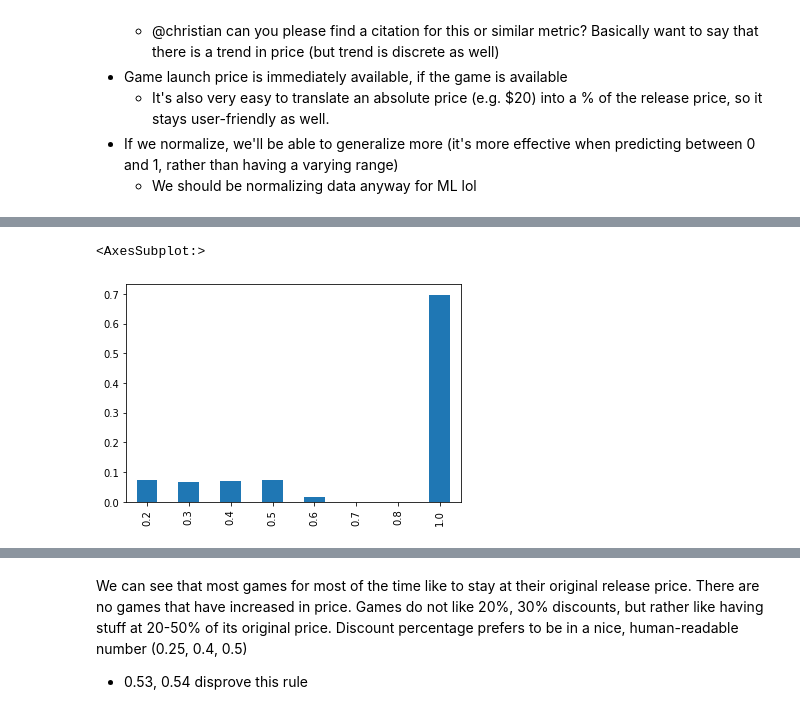
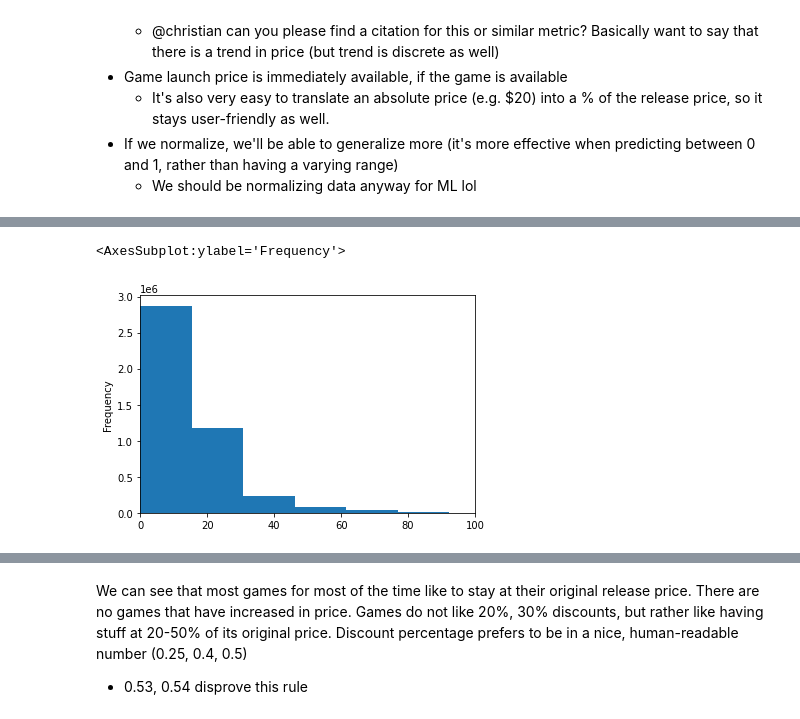
Before and after one commit to kevin51jiang/msci-446, a Jupyter notebook: working/learning.ipynb, the cells around one changed output, grey strips where cells are left out. Saved outputs shown, nothing was run; the diff lists cells and outputs as text; code cells hidden in the pictures.

```diff
--- a/working/learning.ipynb
+++ b/working/learning.ipynb
@@ -70,5 +74,5 @@ Name: time, Length: 4914989, dtype: datetime64[ns]
 # %%
-all_df = all_df.rename({'time': 'ds', 'percentOfReleasePrice': 'y'}, axis='columns')
+all_df = all_df.rename({'time': 'ds', 'price': 'y'}, axis='columns')
 # %% [markdown]
 We want to predict `percentOfReleasePrice` instead of just `price` because of the following:
   - games can start at many prices
@@ -83,6 +102,6 @@ We want to predict `percentOfReleasePrice` instead of just `price` because of th
 # %%
 # Look at the average proportions of how the prices are distributed
-all_df['y'].round(decimals=1).value_counts(normalize=True).sort_index().plot(kind='bar')
+all_df['y'].sort_index().plot.hist(bins=20, xlim=(0, 100), x="Cost ($)", y="Frequency (Days)")
 # %% [output]
-<AxesSubplot:>
+<AxesSubplot:ylabel='Frequency'>
-[figure, old version]
+[figure, new version]
```
Also changed, not shown: parts of 38 cells of this notebook, 3 other files.
